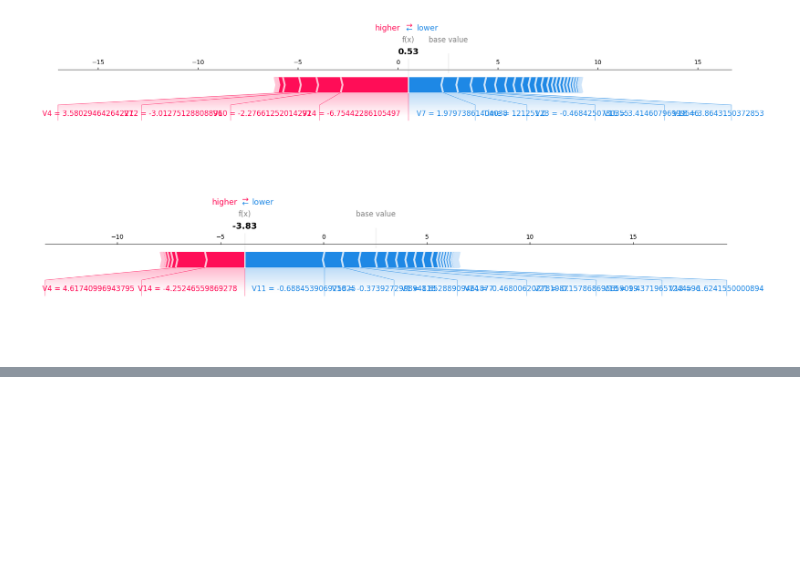
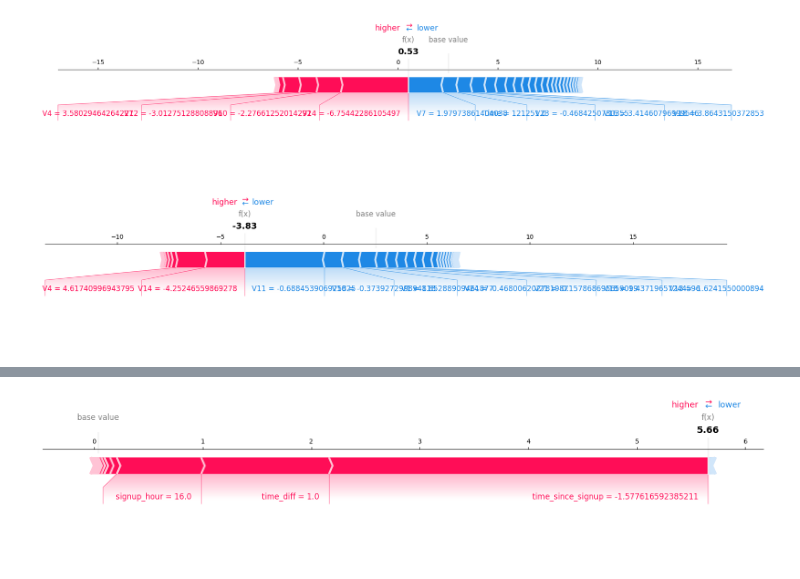
Before and after one commit to Feven777/detection-of-fraud-cases-for-e-commerce-and-bank-transactions, a Jupyter notebook: notebooks/model-explainability.ipynb, the cells around one changed output, grey strips where cells are left out. Saved outputs shown, nothing was run; the diff lists cells and outputs as text; code cells hidden in the pictures; blank space fills up the shorter version.

```diff
--- a/notebooks/model-explainability.ipynb
+++ b/notebooks/model-explainability.ipynb
@@ -132,0 +203,26 @@ shap.force_plot(
+# %%
+y_probs = model.predict_proba(X_test)[:, 1]
+y_pred = (y_probs >= 0.5).astype(int)
+
+results = X_test.copy()
+results["y_true"] = y_test.values
+results["y_pred"] = y_pred
+results["y_prob"] = y_probs
+
+# True Positive
+tp_idx = results[(results.y_true == 1) & (results.y_pred == 1)].index[0]
+
+# False Positive
+fp_idx = results[(results.y_true == 0) & (results.y_pred == 1)].index[0]
+
+# False Negative
+fn_idx = results[(results.y_true == 1) & (results.y_pred == 0)].index[0]
+# %%
+shap.force_plot(
+    explainer.expected_value,
+    shap_values[X_test.index.get_loc(tp_idx)],
+    X_test.loc[tp_idx],
+    matplotlib=True
+)
+# %% [output]
+[figure, added]
```
Also changed, not shown: parts of 7 cells of this notebook.
